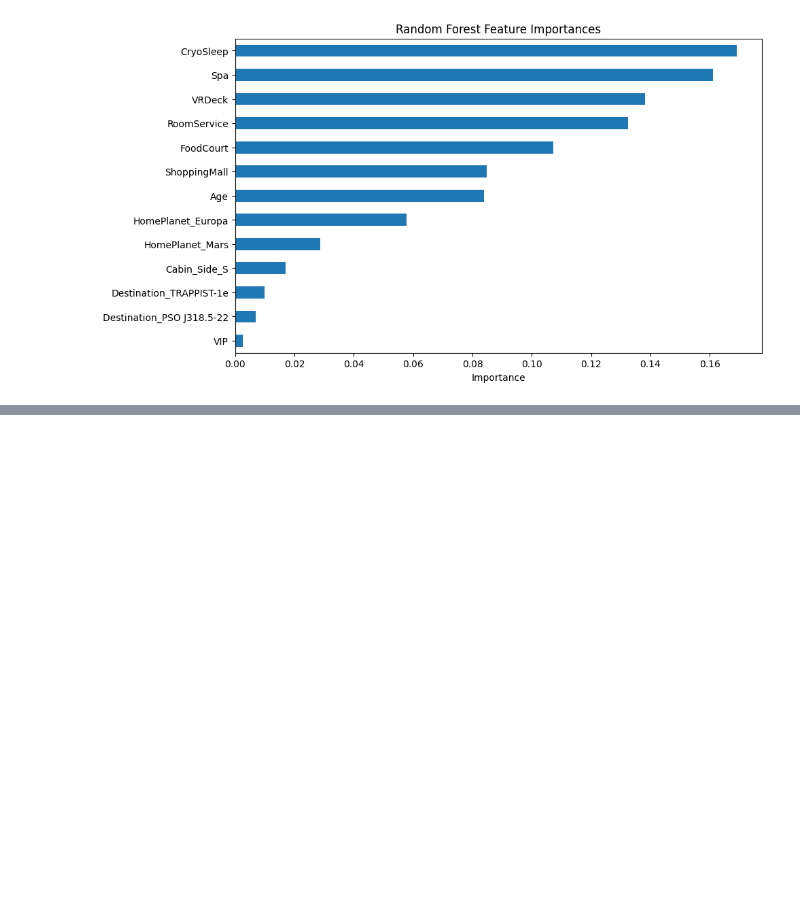
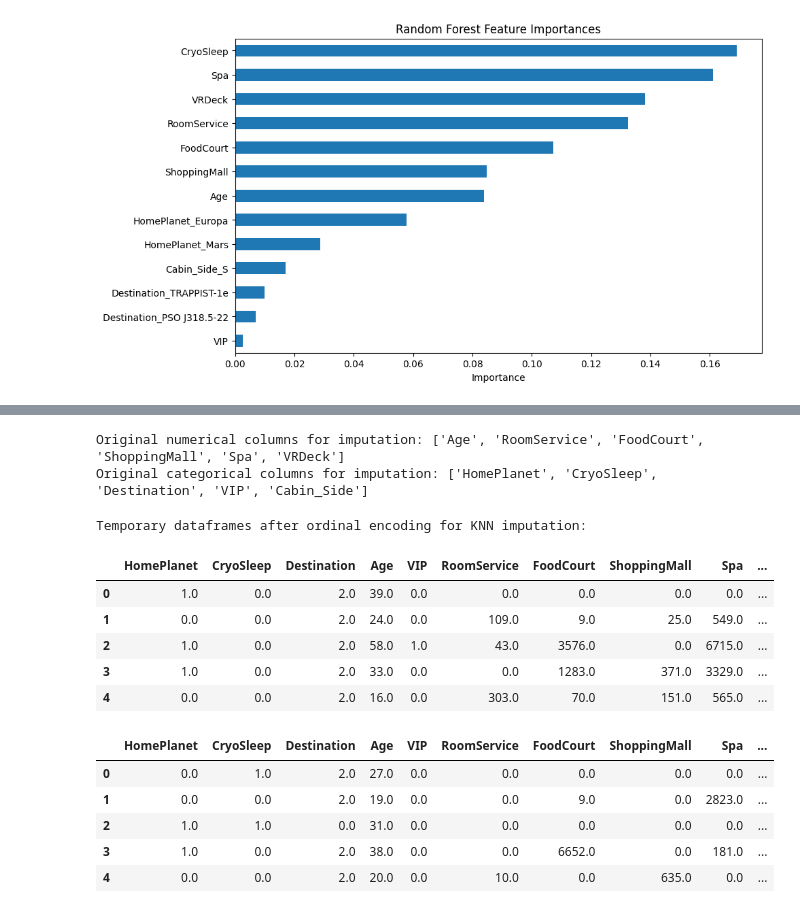
Before and after one commit to Data-Nova/spaceship_titanic_challenge, a Jupyter notebook: Spaceship_Titanic.ipynb, the cells around one changed output, grey strips where cells are left out. Saved outputs shown, nothing was run; the diff lists cells and outputs as text; code cells hidden in the pictures; blank space fills up the shorter version.

Commit message:
Applied pre-processing using KNN imputation

```diff
--- a/Spaceship_Titanic.ipynb
+++ b/Spaceship_Titanic.ipynb
@@ -962,0 +1012,53 @@ dtype: float64
+# %%
+# Create copies of the dropped dataframes for KNN imputation
+train_df_knn = train_df.copy()
+test_df_knn = test_df.copy()
+
+# Separate target variable
+y_knn = None
+if 'Transported' in train_df_knn.columns:
+    y_knn = train_df_knn['Transported']
+    train_df_knn = train_df_knn.drop('Transported', axis=1)
+
+# Identify numerical and categorical columns AFTER dropping the target
+numerical_cols_impute = train_df_knn.select_dtypes(include=np.number).columns.tolist()
+categorical_cols_impute = train_df_knn.select_dtypes(include='object').columns.tolist()
+
+print("Original numerical columns for imputation:", numerical_cols_impute)
+print("Original categorical columns for imputation:", categorical_cols_impute)
+# %% [output]
+Original numerical columns for imputation: ['Age', 'RoomService', 'FoodCourt', 'ShoppingMall', 'Spa', 'VRDeck']
+Original categorical columns for imputation: ['HomePlanet', 'CryoSleep', 'Destination', 'VIP', 'Cabin_Side']
+# %%
+from sklearn.impute import KNNImputer
+from sklearn.preprocessing import OrdinalEncoder
+
+# Create a temporary dataframe with categorical columns encoded numerically for KNN imputation
+train_df_knn_temp = train_df_knn.copy()
+test_df_knn_temp = test_df_knn.copy()
+
+# Use OrdinalEncoder for temporary encoding of categorical features for KNNImputer
+temp_ordinal_encoder = OrdinalEncoder(handle_unknown='use_encoded_value', unknown_value=-1)
+
+# Fit on training data and transform both train and test
+if categorical_cols_impute:
+    train_df_knn_temp[categorical_cols_impute] = temp_ordinal_encoder.fit_transform(train_df_knn_temp[categorical_cols_impute])
+    test_df_knn_temp[categorical_cols_impute] = temp_ordinal_encoder.transform(test_df_knn_temp[categorical_cols_impute])
+
+print("Temporary dataframes after ordinal encoding for KNN imputation:")
+display(train_df_knn_temp.head())
+display(test_df_knn_temp.head())
+# %% [output]
+Temporary dataframes after ordinal encoding for KNN imputation:
+|  | HomePlanet | CryoSleep | Destination | Age | VIP | RoomService | FoodCourt | ShoppingMall | Spa | ... |
+| 0 | 1.0 | 0.0 | 2.0 | 39.0 | 0.0 | 0.0 | 0.0 | 0.0 | 0.0 | ... |
+| 1 | 0.0 | 0.0 | 2.0 | 24.0 | 0.0 | 109.0 | 9.0 | 25.0 | 549.0 | ... |
+| 2 | 1.0 | 0.0 | 2.0 | 58.0 | 1.0 | 43.0 | 3576.0 | 0.0 | 6715.0 | ... |
+| 3 | 1.0 | 0.0 | 2.0 | 33.0 | 0.0 | 0.0 | 1283.0 | 371.0 | 3329.0 | ... |
+| 4 | 0.0 | 0.0 | 2.0 | 16.0 | 0.0 | 303.0 | 70.0 | 151.0 | 565.0 | ... |
+|  | HomePlanet | CryoSleep | Destination | Age | VIP | RoomService | FoodCourt | ShoppingMall | Spa | ... |
+| 0 | 0.0 | 1.0 | 2.0 | 27.0 | 0.0 | 0.0 | 0.0 | 0.0 | 0.0 | ... |
+| 1 | 0.0 | 0.0 | 2.0 | 19.0 | 0.0 | 0.0 | 9.0 | 0.0 | 2823.0 | ... |
+| 2 | 1.0 | 1.0 | 0.0 | 31.0 | 0.0 | 0.0 | 0.0 | 0.0 | 0.0 | ... |
+| 3 | 1.0 | 0.0 | 2.0 | 38.0 | 0.0 | 0.0 | 6652.0 | 0.0 | 181.0 | ... |
+| 4 | 0.0 | 0.0 | 2.0 | 20.0 | 0.0 | 10.0 | 0.0 | 635.0 | 0.0 | ... |
```
Also changed, not shown: parts of 9 cells of this notebook.
